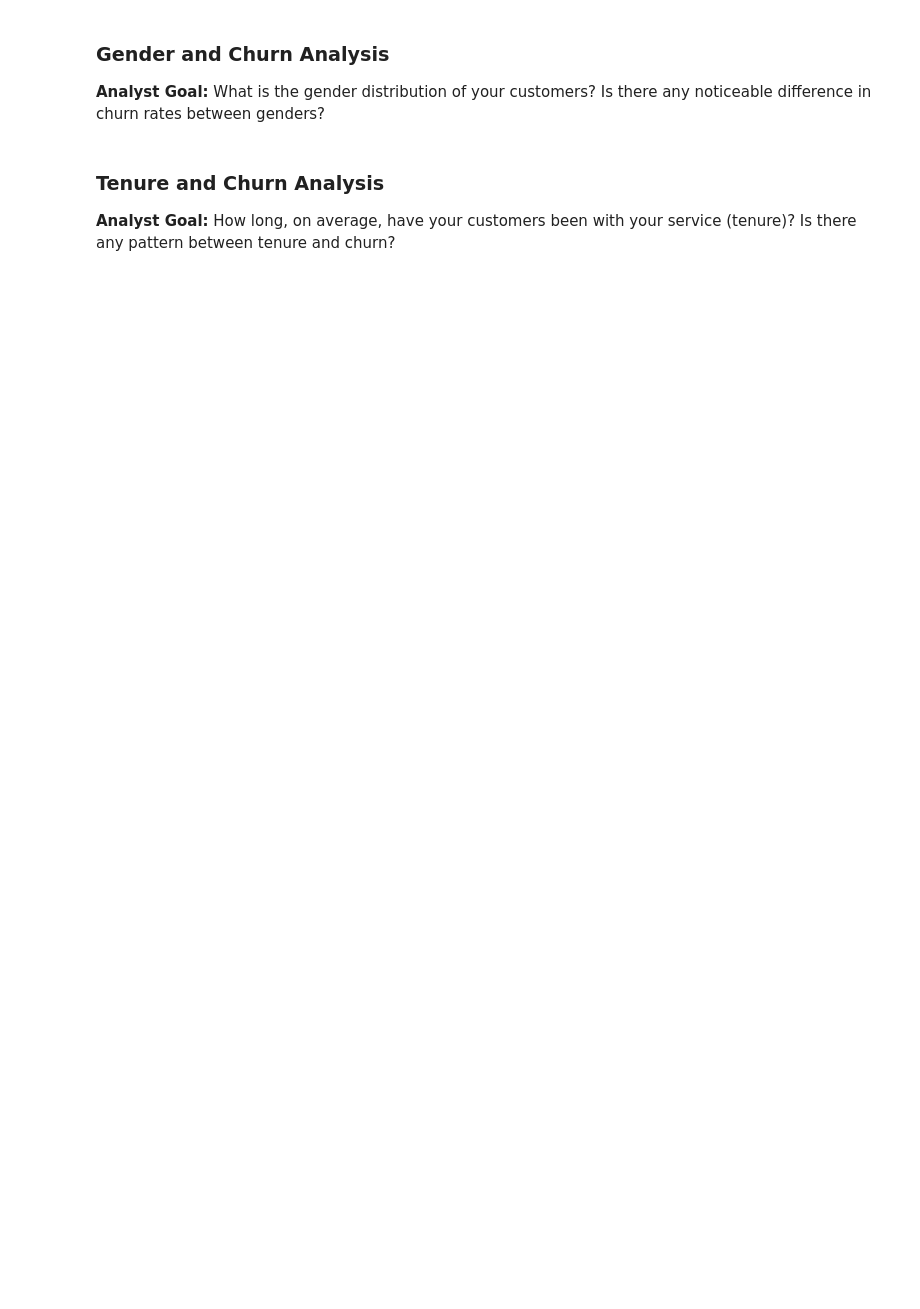
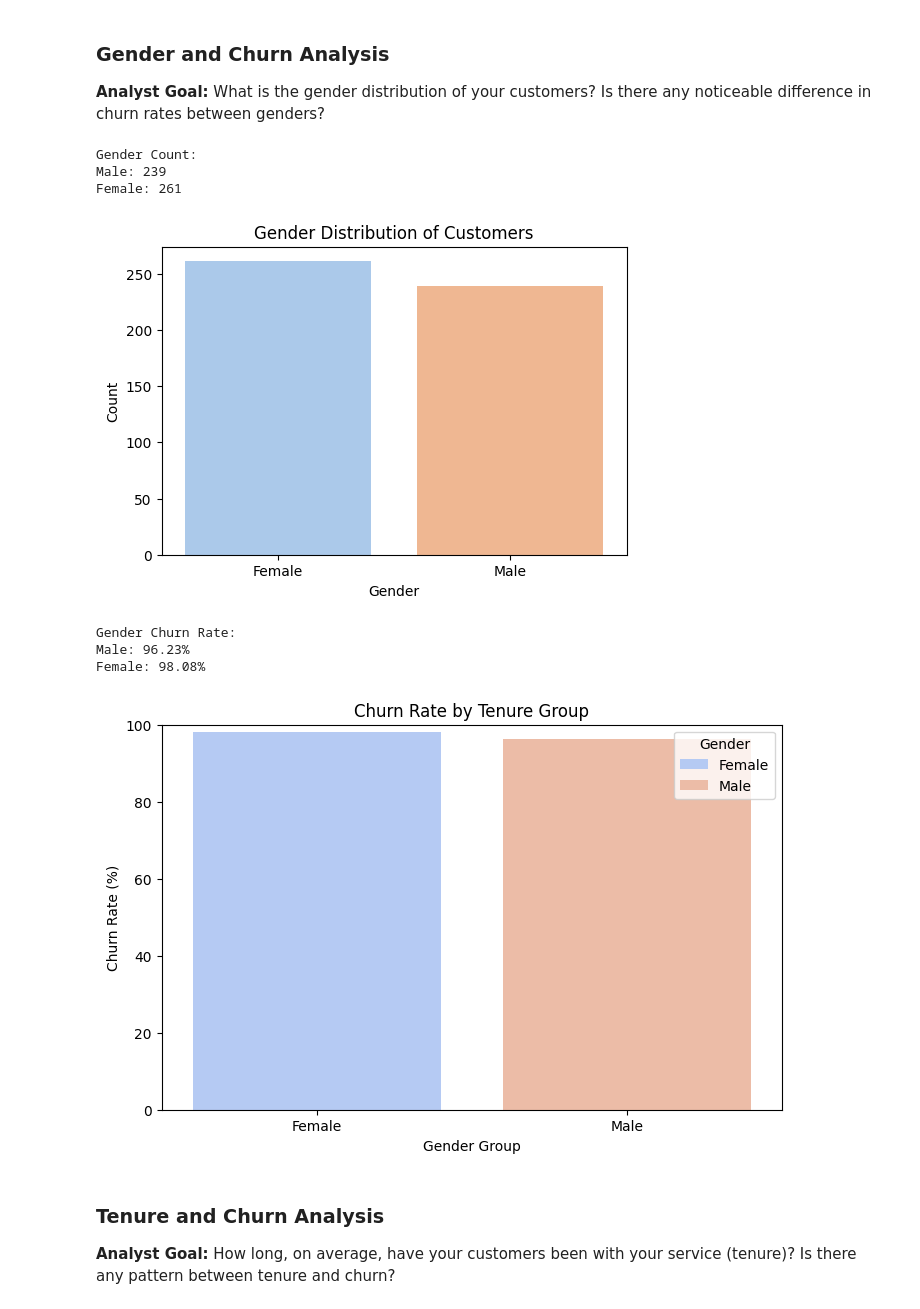
Before and after one commit to PunleuTY/Customer_Churn_Analysis, a Jupyter notebook: features_analysis/main.ipynb, the cells around one changed output. Drawn from its saved outputs; the diff is of its cells as text; code cells hidden in the pictures; blank space fills up the shorter version.

```diff
--- a/features_analysis/main.ipynb
+++ b/features_analysis/main.ipynb
@@ -31,6 +83,18 @@ import numpy as np
 # %% [markdown]
 ### Gender and Churn Analysis
 **Analyst Goal:** What is the gender distribution of your customers? Is there any noticeable difference in churn rates between genders?
+# %%
+gender_analsis_obj = GenderAnalysis(data_path_500)
+gender_analsis_obj.perform_analysis()
+# %% [output]
+Gender Count:
+Male: 239
+Female: 261
+[figure, added]
+Gender Churn Rate:
+Male: 96.23%
+Female: 98.08%
+[figure, added]
 # %% [markdown]
 ### Tenure and Churn Analysis
 **Analyst Goal:** How long, on average, have your customers been with your service (tenure)? Is there any pattern between tenure and churn?
```
Also changed, not shown: parts of 17 cells of this notebook, 8 other files.
